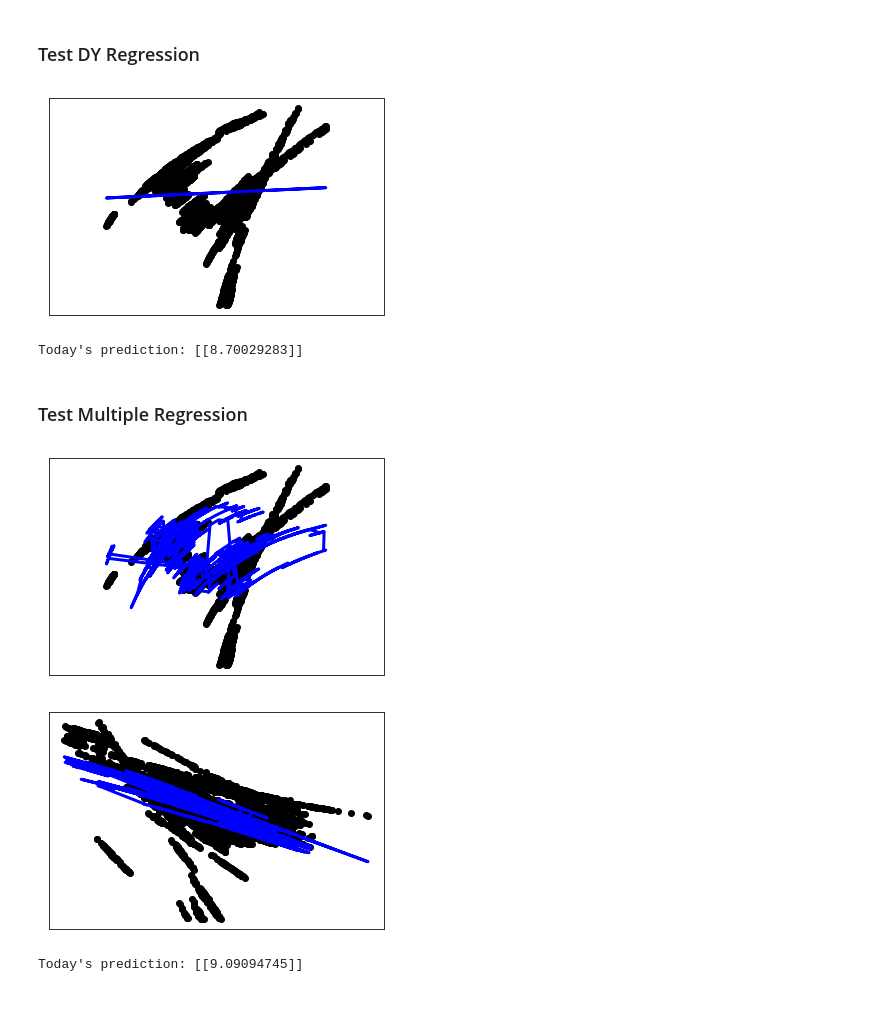
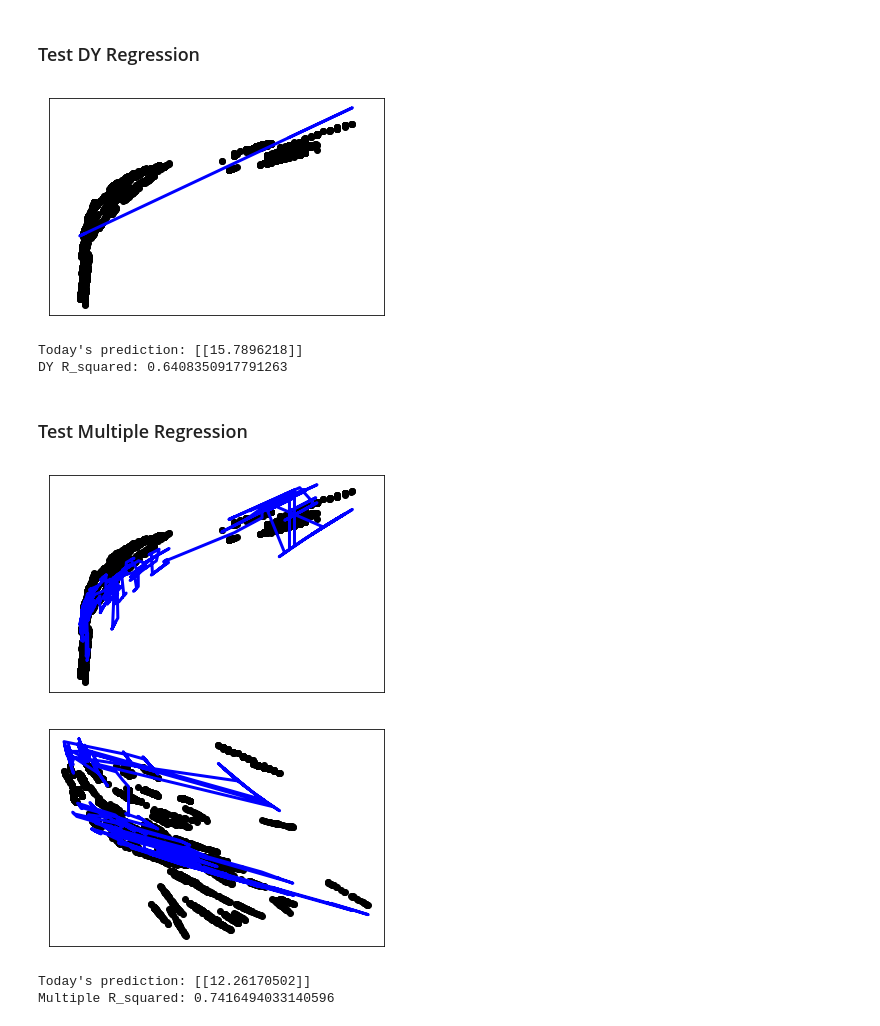
Before and after one commit to ismith1024/Finance-Regression-Analyzer, a Jupyter notebook: analysis_test_notebook.ipynb, the cells around one changed output. Saved outputs shown, nothing was run; the diff lists cells and outputs as text; code cells hidden in the pictures.

```diff
--- a/analysis_test_notebook.ipynb
+++ b/analysis_test_notebook.ipynb
@@ -328,5 +349,5 @@ def predict_from_regression(df, divs, symbol):
 # %%
-symbol = 'BNS'
+symbol = 'SJ'
 df, divs = market_df(symbol)
 df['avg_50'] = custom_kernel(df['close'], kern_50)
 df['avg_200'] = custom_kernel(df['close'], kern_200)
@@ -340,6 +361,8 @@ df['tot_gain'] = df['cap_gain'] + (df['dy'] * 100)
 
 dy_today, pe_today, price_today = get_todays_metrics(df, divs)
 
+valid_data_length = df.shape[0] - 400
+
 df_pruned = prune_data(df[:valid_data_length], divs, 3.0)
 
 #predict_from_regression(df, divs, symbol)
@@ -447,9 +474,15 @@ plt.yticks(())
 plt.show()
 
 print('Today\'s prediction: ' + str(pred_val))
+
+
+score = model2.score(X, y)
+
+print('DY R_squared: ' + str(score))
 # %% [output]
-[figure, old version]
+[figure, new version]
-Today's prediction: [[8.70029283]]
+Today's prediction: [[15.7896218]]
+DY R_squared: 0.6408350917791263
 # %% [markdown]
 ### Test Multiple Regression
 # %%
@@ -464,36 +497,41 @@ X1.fillna(value = 0, inplace = True)
 y.fillna(value = 0, inplace = True)
 
 model3 = LinearRegression()
 model3.fit(X1,y)
 
 pred_val = model3.predict(np.array([pe_today,dy_today]).reshape(1, -1))
 
 y_pred = model3.predict(X1)
 
 plt.scatter(X, y,  color='black')
 
 plt.plot(X, y_pred, color='blue', linewidth=3)
 
 plt.xticks(())
 plt.yticks(())
 
 plt.show()
 
 plt.scatter(X2, y,  color='black')
 
 plt.plot(X2, y_pred, color='blue', linewidth=3)
 
 plt.xticks(())
 plt.yticks(())
 
 plt.show()
 
 
 print('Today\'s prediction: ' + str(pred_val))
+
+score = model3.score(X1, y)
+
+print('Multiple R_squared: ' + str(score))
 # %% [output]
-[figure, old version]
+[figure, new version]
-[figure, old version]
+[figure, new version]
-Today's prediction: [[9.09094745]]
+Today's prediction: [[12.26170502]]
+Multiple R_squared: 0.7416494033140596
 # %%
 '''
 advfn.db - uses google notation
```
Also changed, not shown: parts of 5 cells of this notebook, 2 other files.
